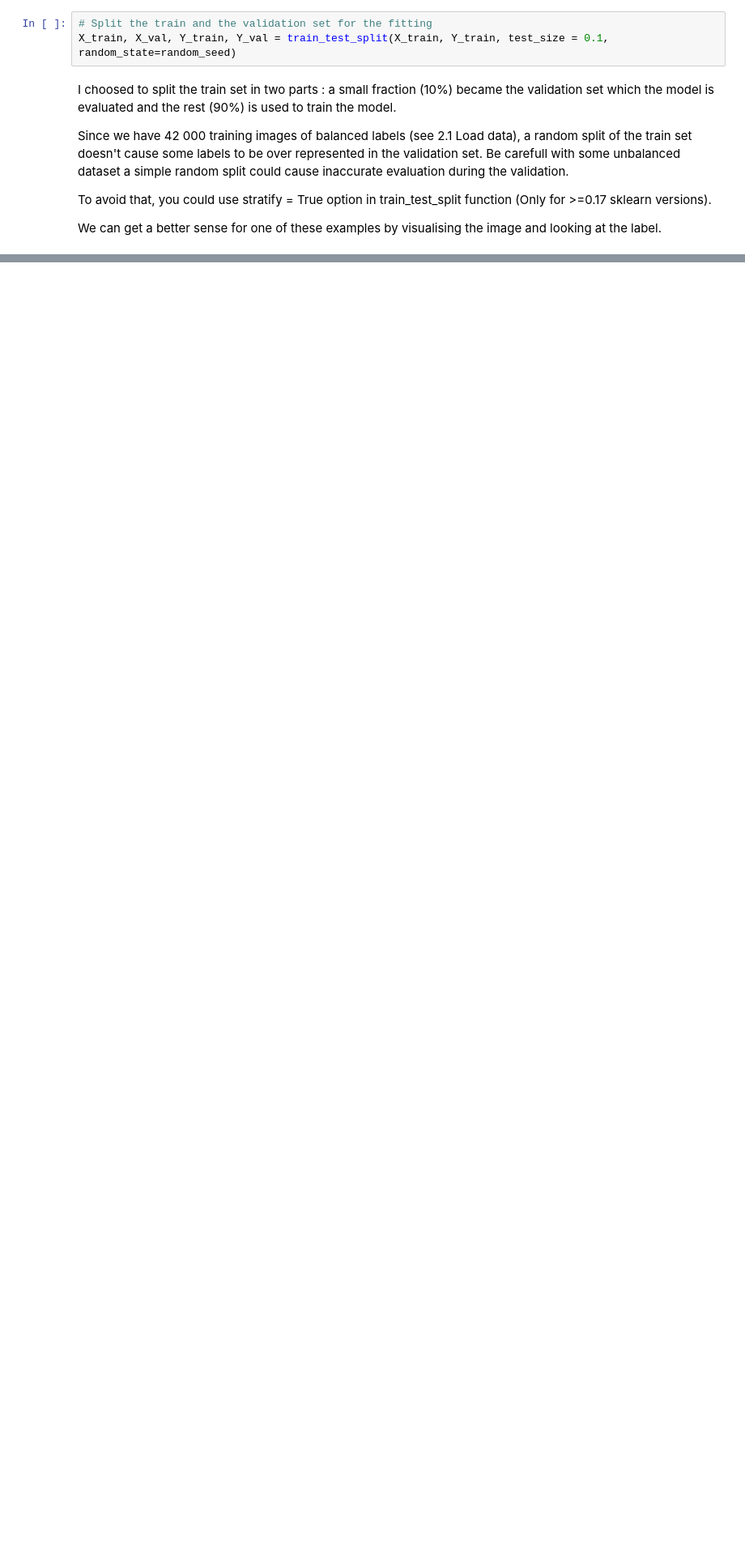
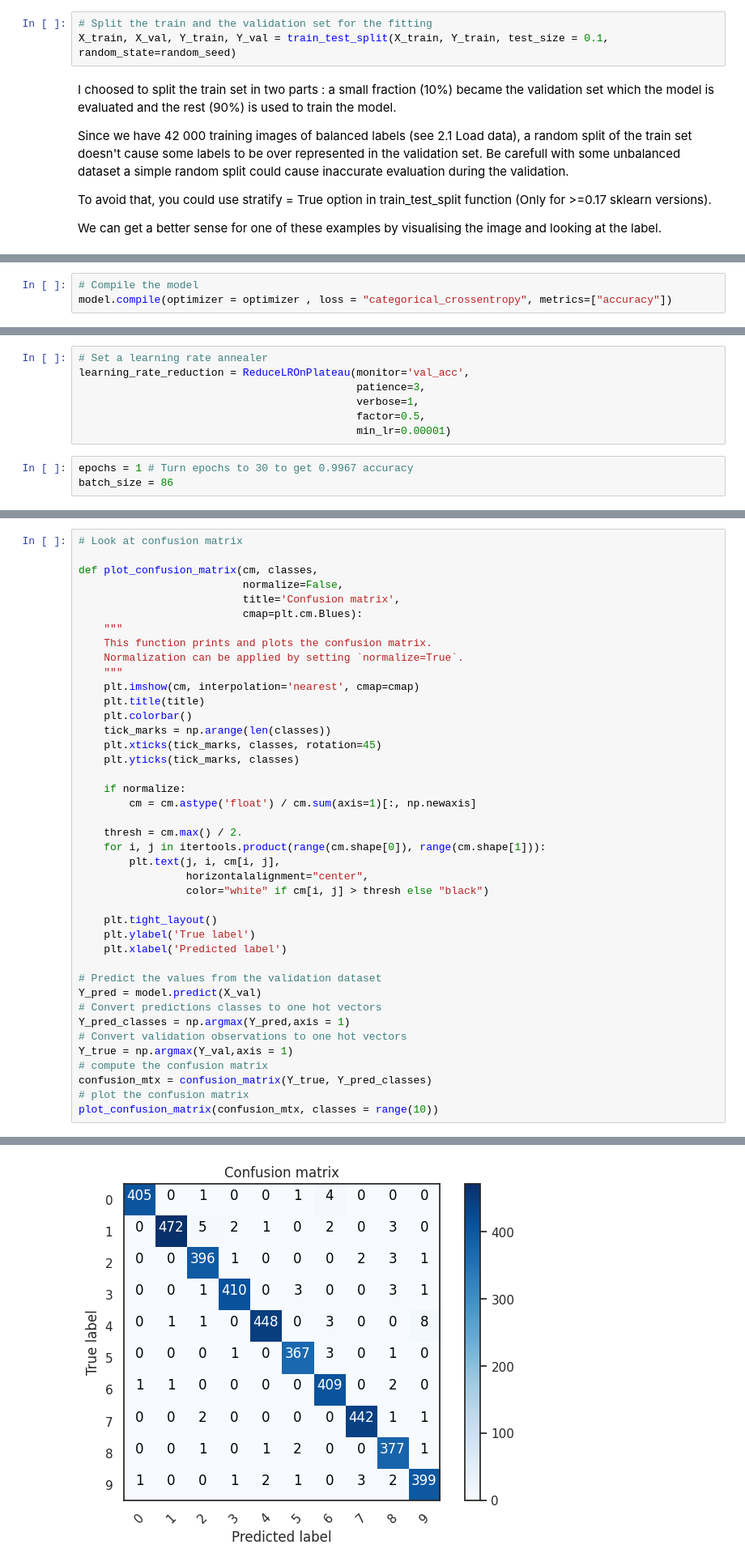
Before and after one commit to LAMECH9/LAMECH9, a Jupyter notebook: CNN_Keras.ipynb, the cells around one changed output, grey strips where cells are left out. Shown: that part at 81% size. Cells and saved outputs as stored; diff of their text form; blank space fills up the shorter version.

```diff
--- a/CNN_Keras.ipynb
+++ b/CNN_Keras.ipynb
@@ -162,0 +217,3 @@ NameError: name 'X_train' is not defined
+# %%
+# Compile the model
+model.compile(optimizer = optimizer , loss = "categorical_crossentropy", metrics=["accuracy"])
@@ -162,0 +230,10 @@ NameError: name 'X_train' is not defined
+# %%
+# Set a learning rate annealer
+learning_rate_reduction = ReduceLROnPlateau(monitor='val_acc',
+                                            patience=3,
+                                            verbose=1,
+                                            factor=0.5,
+                                            min_lr=0.00001)
+# %%
+epochs = 1 # Turn epochs to 30 to get 0.9967 accuracy
+batch_size = 86
@@ -162,0 +336,42 @@ NameError: name 'X_train' is not defined
+# %%
+# Look at confusion matrix
+
+def plot_confusion_matrix(cm, classes,
+                          normalize=False,
+                          title='Confusion matrix',
+                          cmap=plt.cm.Blues):
+    """
+    This function prints and plots the confusion matrix.
+    Normalization can be applied by setting `normalize=True`.
+    """
+    plt.imshow(cm, interpolation='nearest', cmap=cmap)
+    plt.title(title)
+    plt.colorbar()
+    tick_marks = np.arange(len(classes))
+    plt.xticks(tick_marks, classes, rotation=45)
+    plt.yticks(tick_marks, classes)
+
+    if normalize:
+        cm = cm.astype('float') / cm.sum(axis=1)[:, np.newaxis]
+
+    thresh = cm.max() / 2.
+    for i, j in itertools.product(range(cm.shape[0]), range(cm.shape[1])):
+        plt.text(j, i, cm[i, j],
+                 horizontalalignment="center",
+                 color="white" if cm[i, j] > thresh else "black")
+
+    plt.tight_layout()
+    plt.ylabel('True label')
+    plt.xlabel('Predicted label')
+
+# Predict the values from the validation dataset
+Y_pred = model.predict(X_val)
+# Convert predictions classes to one hot vectors
+Y_pred_classes = np.argmax(Y_pred,axis = 1)
+# Convert validation observations to one hot vectors
+Y_true = np.argmax(Y_val,axis = 1)
+# compute the confusion matrix
+confusion_mtx = confusion_matrix(Y_true, Y_pred_classes)
+# plot the confusion matrix
+plot_confusion_matrix(confusion_mtx, classes = range(10))
+# %% [output]
@@ -162,0 +379 @@ NameError: name 'X_train' is not defined
+[figure, added]
```
Also changed, not shown: parts of 29 cells of this notebook.
